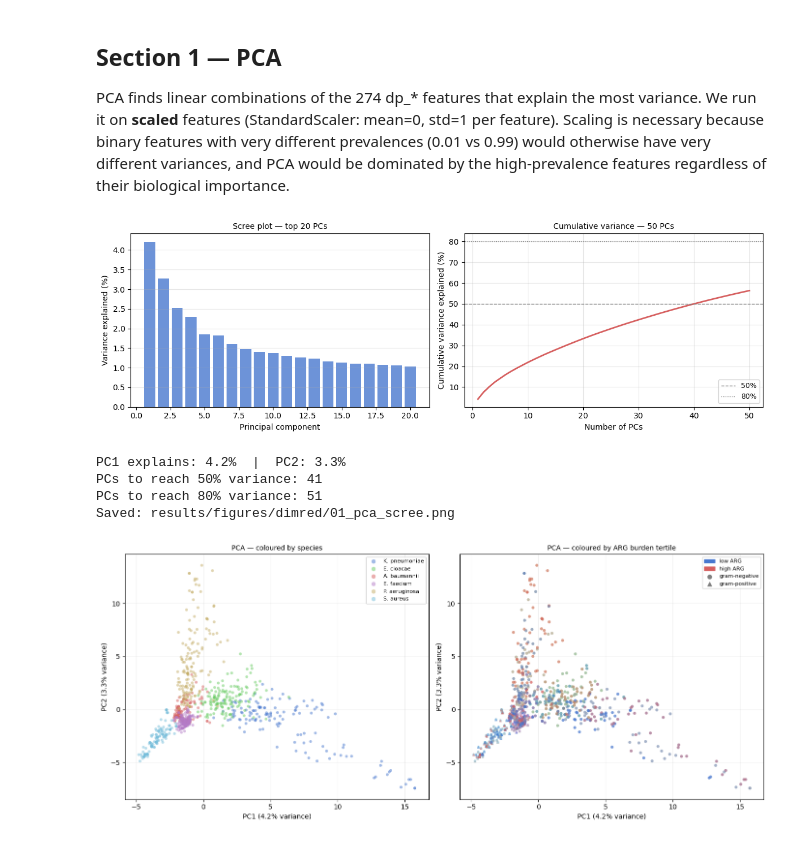
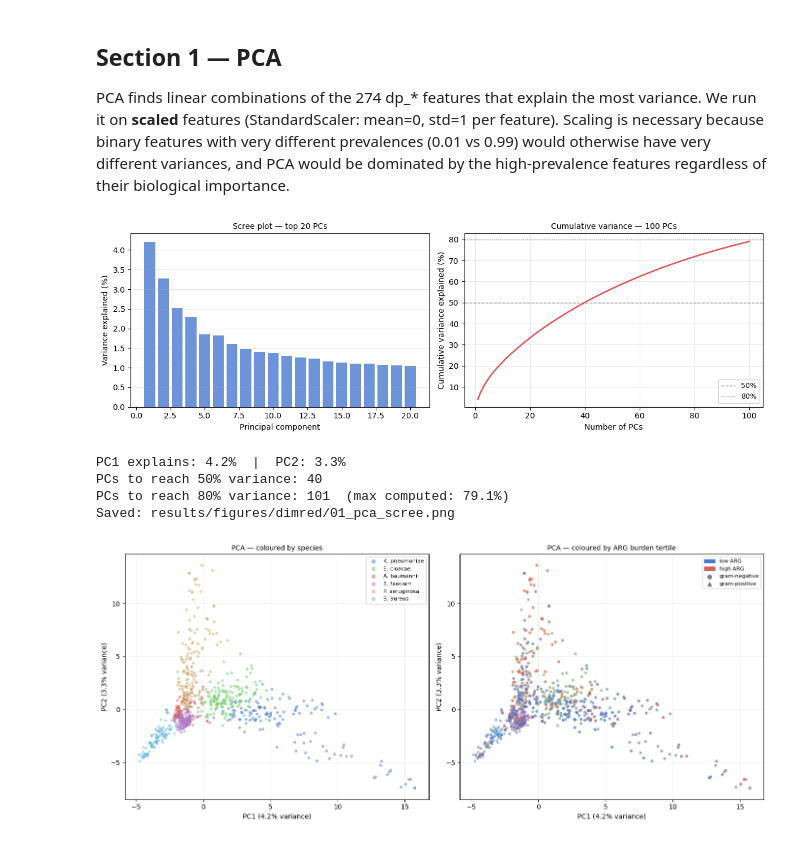
Before and after one commit to vikos77/eskape-defence-ml, a Jupyter notebook: notebooks/03_dimensionality_reduction.ipynb, the cells around one changed output. Cells and saved outputs as stored; diff of their text form; code cells hidden in the pictures.

```diff
--- a/notebooks/03_dimensionality_reduction.ipynb
+++ b/notebooks/03_dimensionality_reduction.ipynb
@@ -86,47 +86,55 @@ prevalences (0.01 vs 0.99) would otherwise have very different variances, and
 PCA would be dominated by the high-prevalence features regardless of their
 biological importance.
 # %%
-# ── Scale and run PCA ─────────────────────────────────────────────────────────
+# ── Scale and run PCA (n_components=100 to capture full variance curve) ────────
 scaler = StandardScaler()
 X_scaled = scaler.fit_transform(X)
 
-pca = PCA(n_components=50, random_state=42)
+# Run with 100 components so the cumulative variance curve reaches 80%+
+# Only PC1 and PC2 are used in scatter plots — the extra components cost
+# nothing for visualisation purposes.
+pca = PCA(n_components=100, random_state=42)
 X_pca = pca.fit_transform(X_scaled)
 
 # ── Scree plot ────────────────────────────────────────────────────────────────
 fig, axes = plt.subplots(1, 2, figsize=(12, 4))
 
 cumvar = np.cumsum(pca.explained_variance_ratio_) * 100
 indvar = pca.explained_variance_ratio_ * 100
 
+# Left: individual variance per PC (show first 20)
 axes[0].bar(range(1, 21), indvar[:20], color="#4878CF", alpha=0.8)
 axes[0].set_xlabel("Principal component", fontsize=10)
 axes[0].set_ylabel("Variance explained (%)", fontsize=10)
 axes[0].set_title("Scree plot — top 20 PCs", fontsize=10)
 axes[0].grid(axis="y", alpha=0.3)
 
-axes[1].plot(range(1, 51), cumvar, color="#D65F5F", lw=2)
+# Right: cumulative variance — now showing all 100 PCs
+axes[1].plot(range(1, 101), cumvar, color="#D65F5F", lw=2)
 axes[1].axhline(50, color="grey", ls="--", lw=1, label="50%")
 axes[1].axhline(80, color="grey", ls=":", lw=1, label="80%")
 axes[1].set_xlabel("Number of PCs", fontsize=10)
 axes[1].set_ylabel("Cumulative variance explained (%)", fontsize=10)
-axes[1].set_title("Cumulative variance — 50 PCs", fontsize=10)
+axes[1].set_title("Cumulative variance — 100 PCs", fontsize=10)
 axes[1].legend(fontsize=9)
 axes[1].grid(alpha=0.3)
 
 plt.tight_layout()
 plt.savefig(FIG_DIR / "01_pca_scree.png", dpi=150, bbox_inches="tight")
 plt.show()
 
+# Use searchsorted only after verifying the value is within the array range
+pc_50 = int(np.searchsorted(cumvar, 50)) + 1
+pc_80 = int(np.searchsorted(cumvar, 80)) + 1
 print(f"PC1 explains: {indvar[0]:.1f}%  |  PC2: {indvar[1]:.1f}%")
-print(f"PCs to reach 50% variance: {np.searchsorted(cumvar, 50)+1}")
-print(f"PCs to reach 80% variance: {np.searchsorted(cumvar, 80)+1}")
+print(f"PCs to reach 50% variance: {pc_50}")
+print(f"PCs to reach 80% variance: {pc_80}  (max computed: {cumvar[-1]:.1f}%)")
 print("Saved: results/figures/dimred/01_pca_scree.png")
 # %% [output]
-[figure, old version]
+[figure, new version]
 PC1 explains: 4.2%  |  PC2: 3.3%
-PCs to reach 50% variance: 41
-PCs to reach 80% variance: 51
+PCs to reach 50% variance: 40
+PCs to reach 80% variance: 101  (max computed: 79.1%)
 Saved: results/figures/dimred/01_pca_scree.png
 # %%
 # ── PCA scatter — coloured by species ────────────────────────────────────────
```
Also changed, not shown: parts of 2 cells of this notebook, 1 other file.
